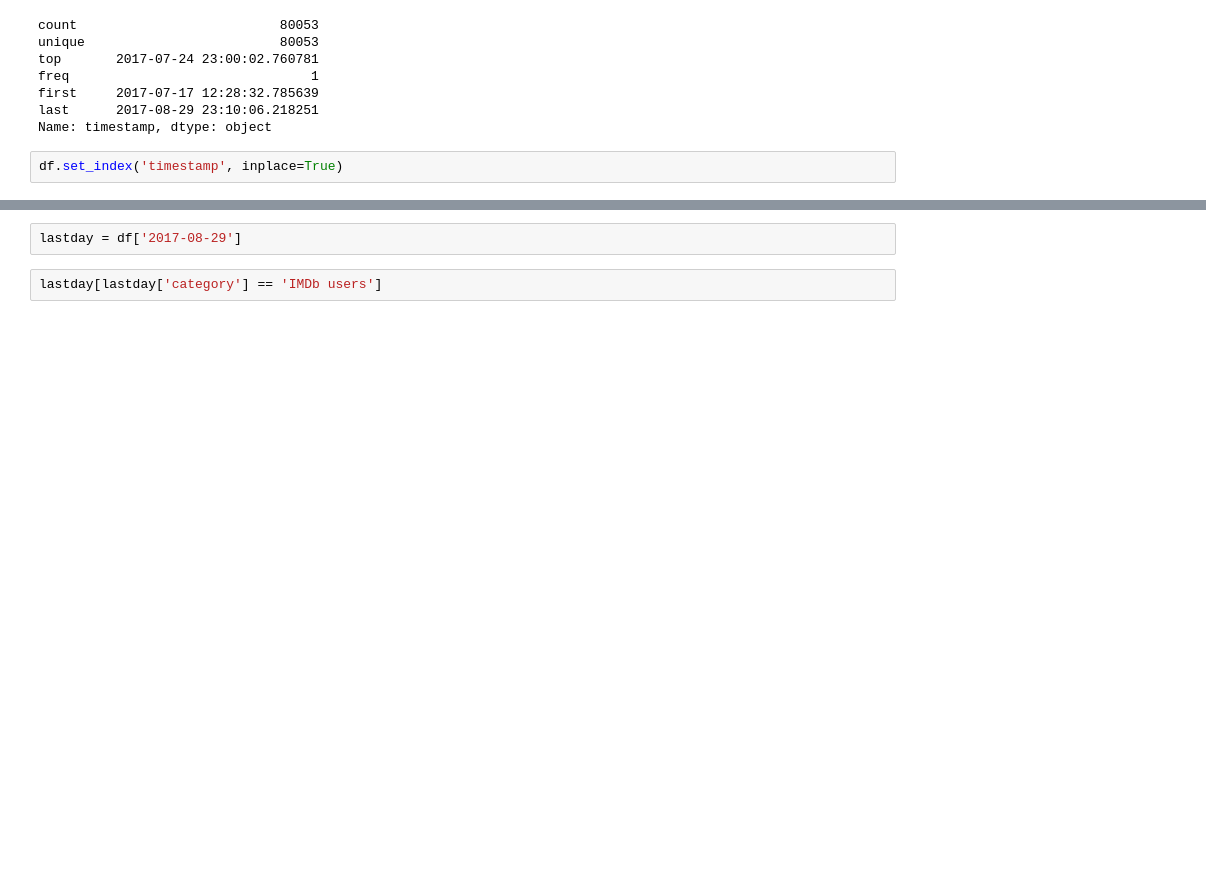
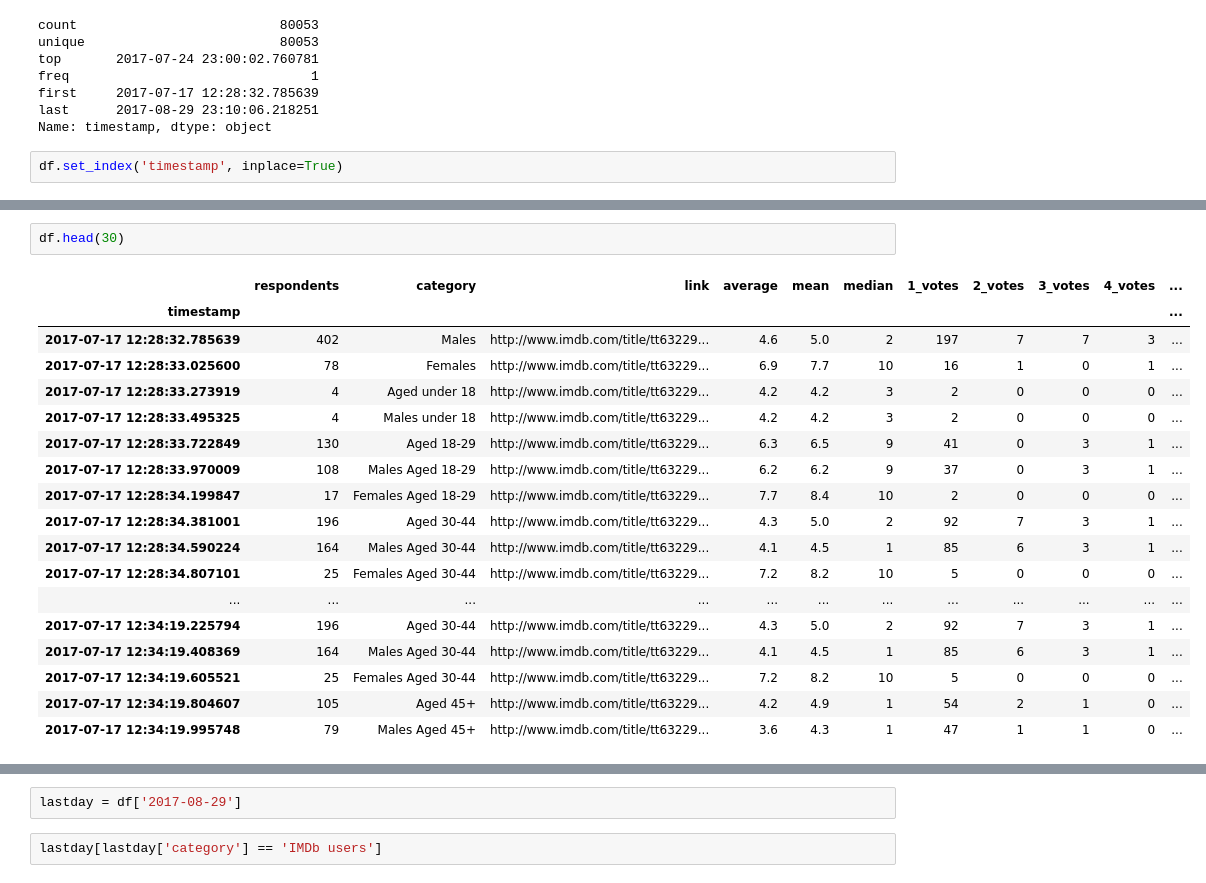
Before and after one commit to Hira63S/DS-Unit-1-Sprint-3-Data-Storytelling, a Jupyter notebook: Hira_LS_DS_223_Make_explanatory_visualizations.ipynb, the cells around one changed output, grey strips where cells are left out. Drawn from its saved outputs; the diff is of its cells as text; blank space fills up the shorter version.

```diff
--- a/Hira_LS_DS_223_Make_explanatory_visualizations.ipynb
+++ b/Hira_LS_DS_223_Make_explanatory_visualizations.ipynb
@@ -174,3 +194,24 @@ df['2017-08-29']
+# %%
+df.head(30)
+# %% [output]
+|  | respondents | category | link | average | mean | median | 1_votes | 2_votes | 3_votes | 4_votes | ... |
+| timestamp |  |  |  |  |  |  |  |  |  |  | ... |
+| 2017-07-17 12:28:32.785639 | 402 | Males | http://www.imdb.com/title/tt63229... | 4.6 | 5.0 | 2 | 197 | 7 | 7 | 3 | ... |
+| 2017-07-17 12:28:33.025600 | 78 | Females | http://www.imdb.com/title/tt63229... | 6.9 | 7.7 | 10 | 16 | 1 | 0 | 1 | ... |
+| 2017-07-17 12:28:33.273919 | 4 | Aged under 18 | http://www.imdb.com/title/tt63229... | 4.2 | 4.2 | 3 | 2 | 0 | 0 | 0 | ... |
+| 2017-07-17 12:28:33.495325 | 4 | Males under 18 | http://www.imdb.com/title/tt63229... | 4.2 | 4.2 | 3 | 2 | 0 | 0 | 0 | ... |
+| 2017-07-17 12:28:33.722849 | 130 | Aged 18-29 | http://www.imdb.com/title/tt63229... | 6.3 | 6.5 | 9 | 41 | 0 | 3 | 1 | ... |
+| 2017-07-17 12:28:33.970009 | 108 | Males Aged 18-29 | http://www.imdb.com/title/tt63229... | 6.2 | 6.2 | 9 | 37 | 0 | 3 | 1 | ... |
+| 2017-07-17 12:28:34.199847 | 17 | Females Aged 18-29 | http://www.imdb.com/title/tt63229... | 7.7 | 8.4 | 10 | 2 | 0 | 0 | 0 | ... |
+| 2017-07-17 12:28:34.381001 | 196 | Aged 30-44 | http://www.imdb.com/title/tt63229... | 4.3 | 5.0 | 2 | 92 | 7 | 3 | 1 | ... |
+| 2017-07-17 12:28:34.590224 | 164 | Males Aged 30-44 | http://www.imdb.com/title/tt63229... | 4.1 | 4.5 | 1 | 85 | 6 | 3 | 1 | ... |
+| 2017-07-17 12:28:34.807101 | 25 | Females Aged 30-44 | http://www.imdb.com/title/tt63229... | 7.2 | 8.2 | 10 | 5 | 0 | 0 | 0 | ... |
+| ... | ... | ... | ... | ... | ... | ... | ... | ... | ... | ... | ... |
+| 2017-07-17 12:34:19.225794 | 196 | Aged 30-44 | http://www.imdb.com/title/tt63229... | 4.3 | 5.0 | 2 | 92 | 7 | 3 | 1 | ... |
+| 2017-07-17 12:34:19.408369 | 164 | Males Aged 30-44 | http://www.imdb.com/title/tt63229... | 4.1 | 4.5 | 1 | 85 | 6 | 3 | 1 | ... |
+| 2017-07-17 12:34:19.605521 | 25 | Females Aged 30-44 | http://www.imdb.com/title/tt63229... | 7.2 | 8.2 | 10 | 5 | 0 | 0 | 0 | ... |
+| 2017-07-17 12:34:19.804607 | 105 | Aged 45+ | http://www.imdb.com/title/tt63229... | 4.2 | 4.9 | 1 | 54 | 2 | 1 | 0 | ... |
+| 2017-07-17 12:34:19.995748 | 79 | Males Aged 45+ | http://www.imdb.com/title/tt63229... | 3.6 | 4.3 | 1 | 47 | 1 | 1 | 0 | ... |
 # %%
 df['category'].value_counts()
 # %% [output]
```
Also changed, not shown: parts of 28 cells of this notebook.
